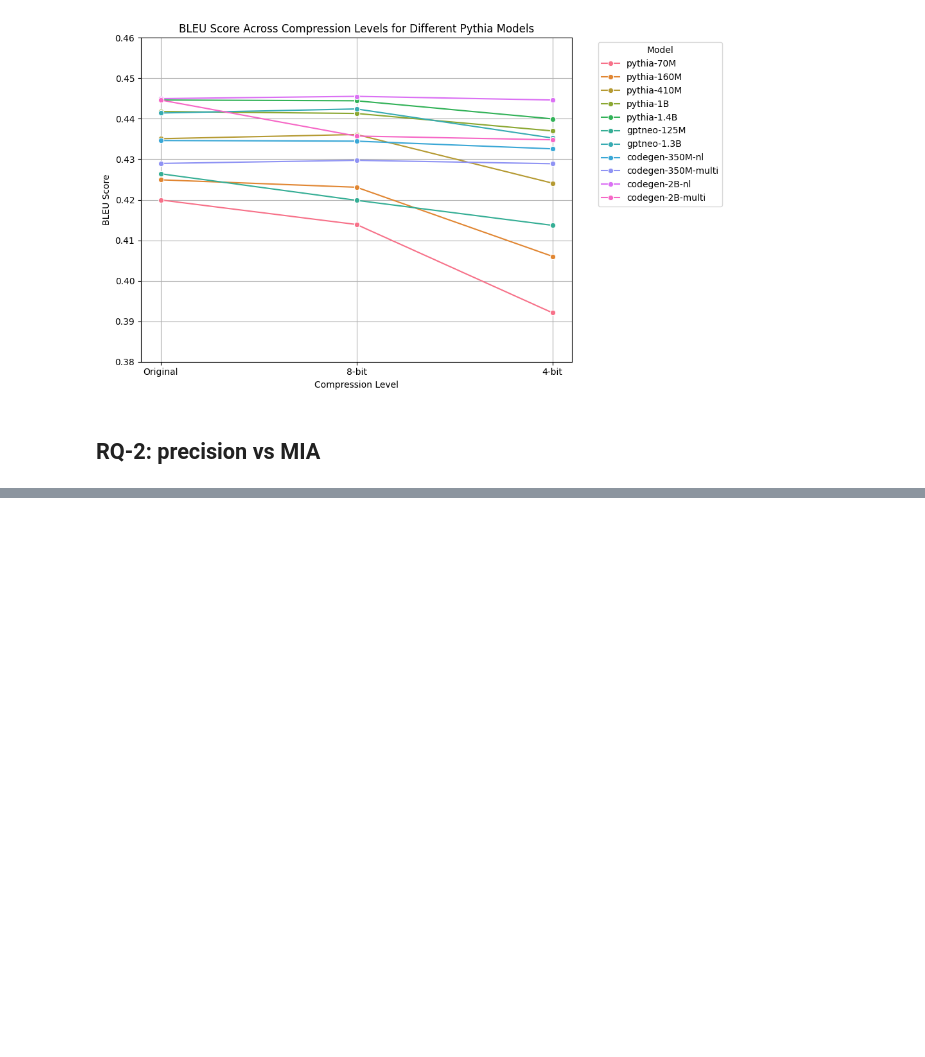
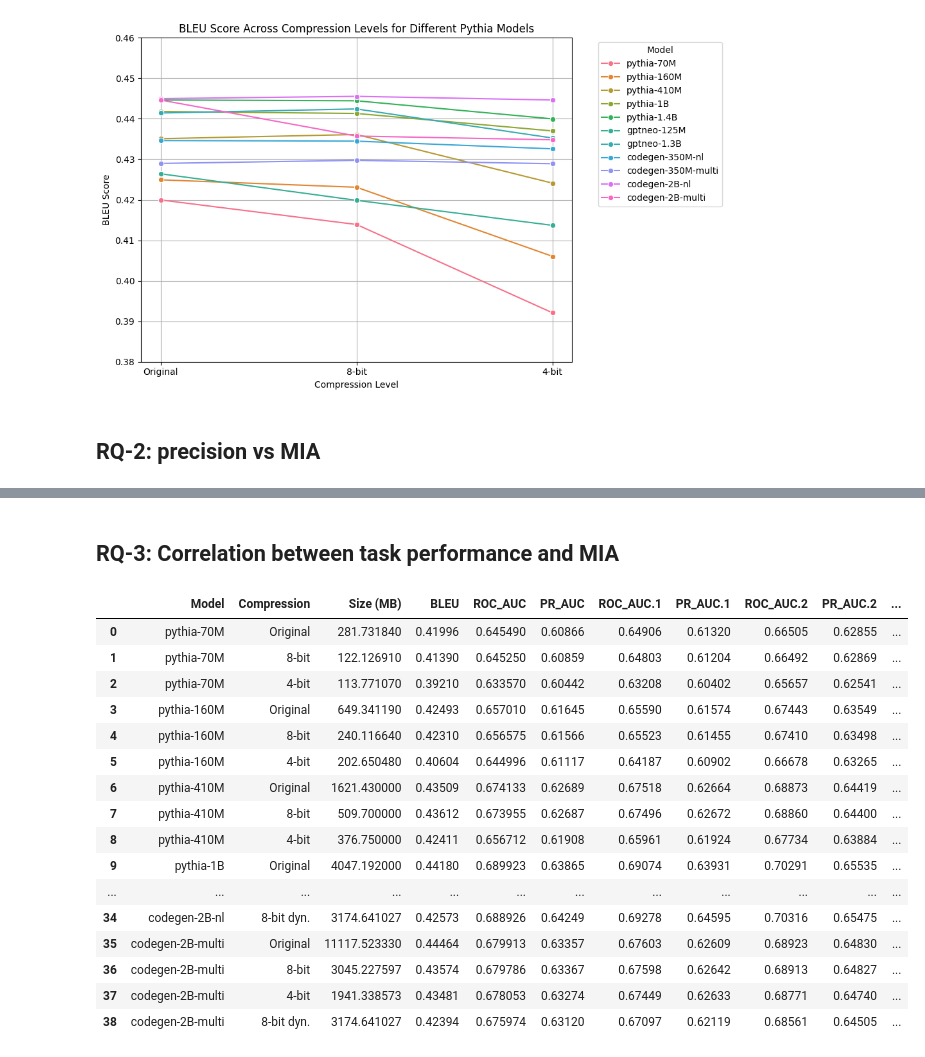
Before and after one commit to nazmul-me/mimir, a Jupyter notebook: resultsAnalysis/graph/RQ4-generalizibilty.ipynb, the cells around one changed output, grey strips where cells are left out. Drawn from its saved outputs; the diff is of its cells as text; code cells hidden in the pictures; blank space fills up the shorter version.

```diff
--- a/resultsAnalysis/graph/RQ4-generalizibilty.ipynb
+++ b/resultsAnalysis/graph/RQ4-generalizibilty.ipynb
@@ -89,0 +112,23 @@ graph_roc_auc(df, score_col="ROC_AUC", miaName="REF.", fileName="RQ-4.2.4.png")
+# %% [markdown]
+## RQ-3: Correlation between task performance and MIA
+# %%
+df = pd.read_csv(full_url, skiprows=2)
+df
+# %% [output]
+|  | Model | Compression | Size (MB) | BLEU | ROC_AUC | PR_AUC | ROC_AUC.1 | PR_AUC.1 | ROC_AUC.2 | PR_AUC.2 | ... |
+| 0 | pythia-70M | Original | 281.731840 | 0.41996 | 0.645490 | 0.60866 | 0.64906 | 0.61320 | 0.66505 | 0.62855 | ... |
+| 1 | pythia-70M | 8-bit | 122.126910 | 0.41390 | 0.645250 | 0.60859 | 0.64803 | 0.61204 | 0.66492 | 0.62869 | ... |
+| 2 | pythia-70M | 4-bit | 113.771070 | 0.39210 | 0.633570 | 0.60442 | 0.63208 | 0.60402 | 0.65657 | 0.62541 | ... |
+| 3 | pythia-160M | Original | 649.341190 | 0.42493 | 0.657010 | 0.61645 | 0.65590 | 0.61574 | 0.67443 | 0.63549 | ... |
+| 4 | pythia-160M | 8-bit | 240.116640 | 0.42310 | 0.656575 | 0.61566 | 0.65523 | 0.61455 | 0.67410 | 0.63498 | ... |
+| 5 | pythia-160M | 4-bit | 202.650480 | 0.40604 | 0.644996 | 0.61117 | 0.64187 | 0.60902 | 0.66678 | 0.63265 | ... |
+| 6 | pythia-410M | Original | 1621.430000 | 0.43509 | 0.674133 | 0.62689 | 0.67518 | 0.62664 | 0.68873 | 0.64419 | ... |
+| 7 | pythia-410M | 8-bit | 509.700000 | 0.43612 | 0.673955 | 0.62687 | 0.67496 | 0.62672 | 0.68860 | 0.64400 | ... |
+| 8 | pythia-410M | 4-bit | 376.750000 | 0.42411 | 0.656712 | 0.61908 | 0.65961 | 0.61924 | 0.67734 | 0.63884 | ... |
+| 9 | pythia-1B | Original | 4047.192000 | 0.44180 | 0.689923 | 0.63865 | 0.69074 | 0.63931 | 0.70291 | 0.65535 | ... |
+| ... | ... | ... | ... | ... | ... | ... | ... | ... | ... | ... | ... |
+| 34 | codegen-2B-nl | 8-bit dyn. | 3174.641027 | 0.42573 | 0.688926 | 0.64249 | 0.69278 | 0.64595 | 0.70316 | 0.65475 | ... |
+| 35 | codegen-2B-multi | Original | 11117.523330 | 0.44464 | 0.679913 | 0.63357 | 0.67603 | 0.62609 | 0.68923 | 0.64830 | ... |
+| 36 | codegen-2B-multi | 8-bit | 3045.227597 | 0.43574 | 0.679786 | 0.63367 | 0.67598 | 0.62642 | 0.68913 | 0.64827 | ... |
+| 37 | codegen-2B-multi | 4-bit | 1941.338573 | 0.43481 | 0.678053 | 0.63274 | 0.67449 | 0.62633 | 0.68771 | 0.64740 | ... |
+| 38 | codegen-2B-multi | 8-bit dyn. | 3174.641027 | 0.42394 | 0.675974 | 0.63120 | 0.67097 | 0.62119 | 0.68561 | 0.64505 | ... |
```
Also changed, not shown: parts of 3 cells of this notebook.
